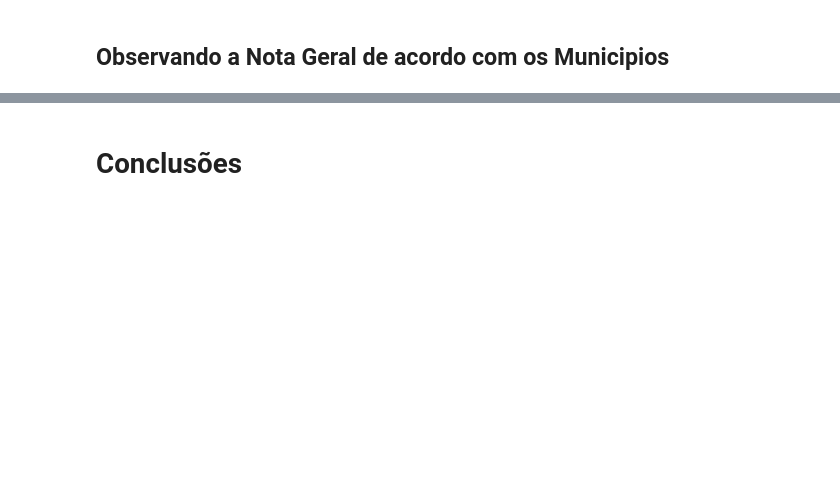
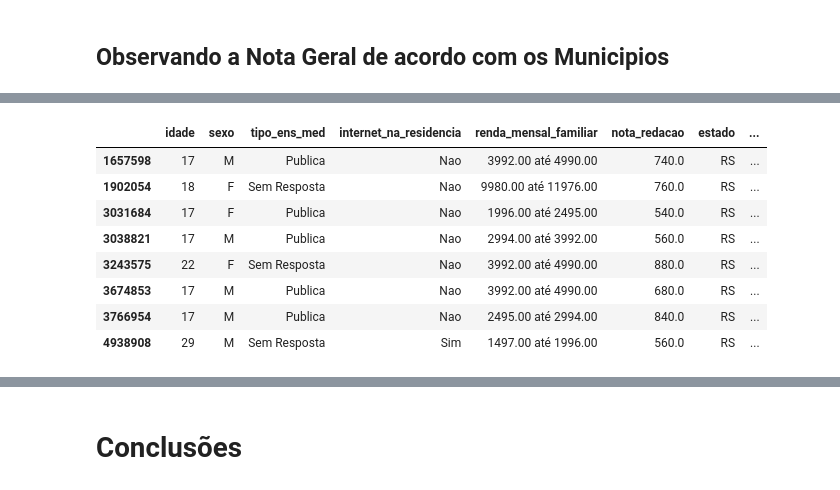
Before and after one commit to RenanGroot/Analise-Exploratoria-ENEM2019, a Jupyter notebook: Análise Exploratória - ENEM 2019.ipynb, the cells around one changed output, grey strips where cells are left out. Saved outputs shown, nothing was run; the diff lists cells and outputs as text; code cells hidden in the pictures; blank space fills up the shorter version.

```diff
--- a/Análise Exploratória - ENEM 2019.ipynb
+++ b/Análise Exploratória - ENEM 2019.ipynb
@@ -584,0 +607,12 @@ enem_municipio
+# %%
+enem[enem.municipio=="WESTFÁLIA"]
+# %% [output]
+|  | idade | sexo | tipo_ens_med | internet_na_residencia | renda_mensal_familiar | nota_redacao | estado | ... |
+| 1657598 | 17 | M | Publica | Nao | 3992.00 até 4990.00 | 740.0 | RS | ... |
+| 1902054 | 18 | F | Sem Resposta | Nao | 9980.00 até 11976.00 | 760.0 | RS | ... |
+| 3031684 | 17 | F | Publica | Nao | 1996.00 até 2495.00 | 540.0 | RS | ... |
+| 3038821 | 17 | M | Publica | Nao | 2994.00 até 3992.00 | 560.0 | RS | ... |
+| 3243575 | 22 | F | Sem Resposta | Nao | 3992.00 até 4990.00 | 880.0 | RS | ... |
+| 3674853 | 17 | M | Publica | Nao | 3992.00 até 4990.00 | 680.0 | RS | ... |
+| 3766954 | 17 | M | Publica | Nao | 2495.00 até 2994.00 | 840.0 | RS | ... |
+| 4938908 | 29 | M | Sem Resposta | Sim | 1497.00 até 1996.00 | 560.0 | RS | ... |
```
Also changed, not shown: parts of 17 cells of this notebook.
